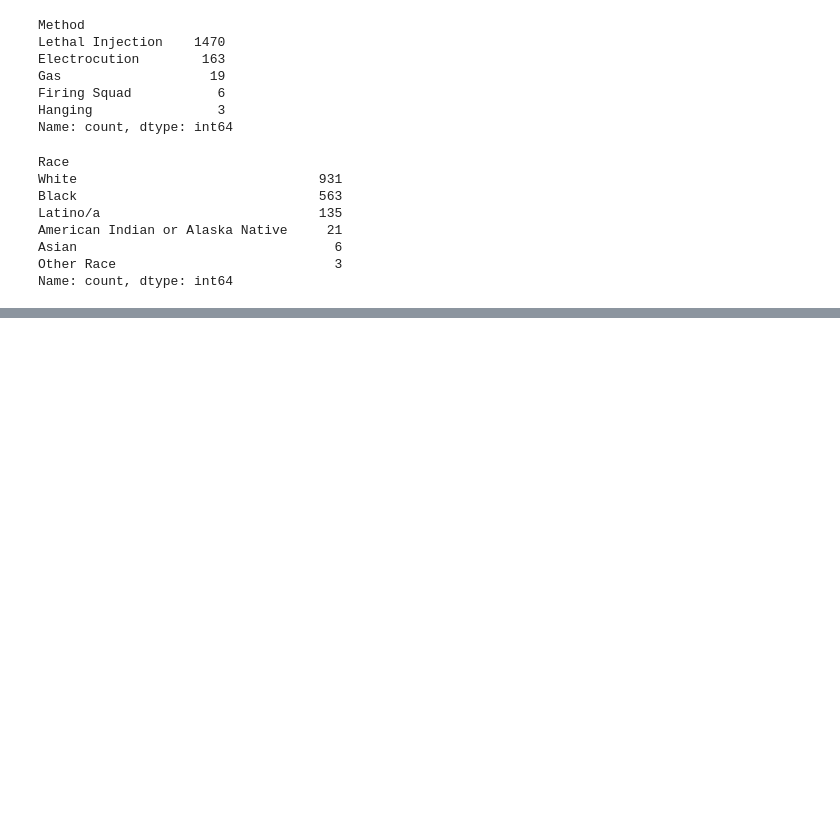
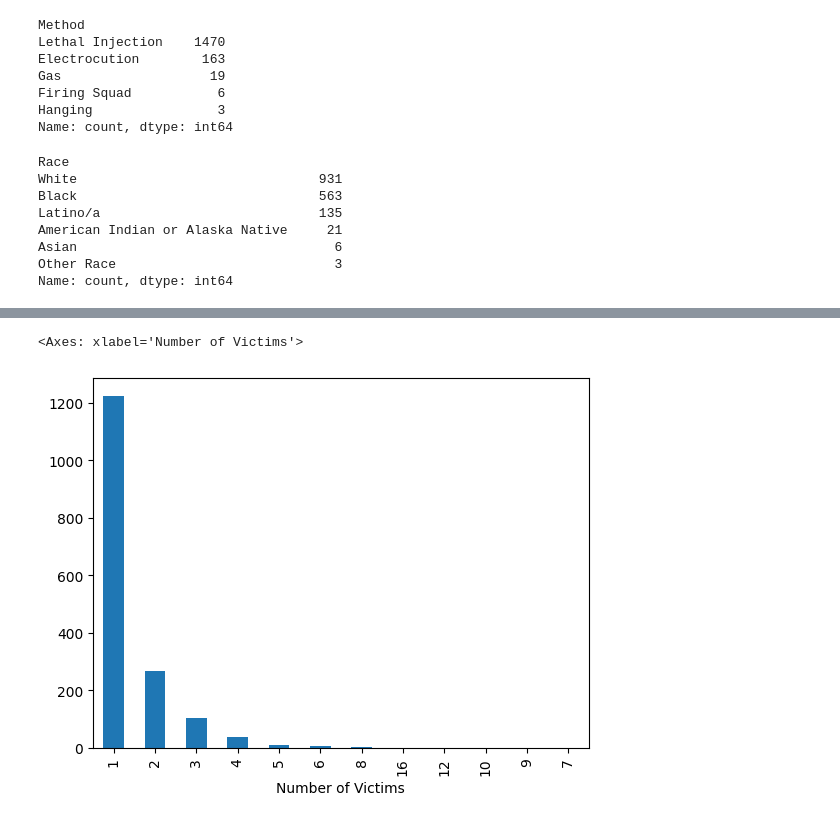
Before and after one commit to max-reevage/us-execution-trends-exploration, a Jupyter notebook: notebooks/modern_execution_data.ipynb, the cells around one changed output, grey strips where cells are left out. Saved outputs shown, nothing was run; the diff lists cells and outputs as text; code cells hidden in the pictures; blank space fills up the shorter version.

Commit message:
dropped redundant modern columns, dropped historical rows after 1977; added/modified charts.

```diff
--- a/notebooks/modern_execution_data.ipynb
+++ b/notebooks/modern_execution_data.ipynb
@@ -155,0 +136,11 @@ Name: count, dtype: int64
+# %%
+df = df.drop(columns=['Number of White Male Victims',
+       'Number of Black Male Victims', 'Number of Latino Male Victims',
+       'Number of Asian Male Victims',
+       'Number of Native American Male Victims',
+       'Number of Other Race Male Victims', 'Number of White Female Victims',
+       'Number of Black Female Victims', 'Number of Latino Female Victims',
+       'Number of Asian Female Victims',
+       'Number of American Indian or Alaska Native Female Victims',
+       'Number of Other Race Female Victims', 'Victim Races Includes White'])
+df.head()
@@ -155,0 +155,4 @@ Name: count, dtype: int64
+# %%
+col_to_move = df.pop('Middle Name(s)')
+df.insert(1, 'Middle Name(s)', col_to_move)
+df.head()
@@ -155,0 +211,6 @@ Name: count, dtype: int64
+# %%
+df['Number of Victims'].value_counts().plot.bar()
+# How to tell what percent of offenders had 1 vic, 2 vics, etc?
+# %% [output]
+<Axes: xlabel='Number of Victims'>
+[figure, added]
```
Also changed, not shown: parts of 11 cells of this notebook, 1 other file.
